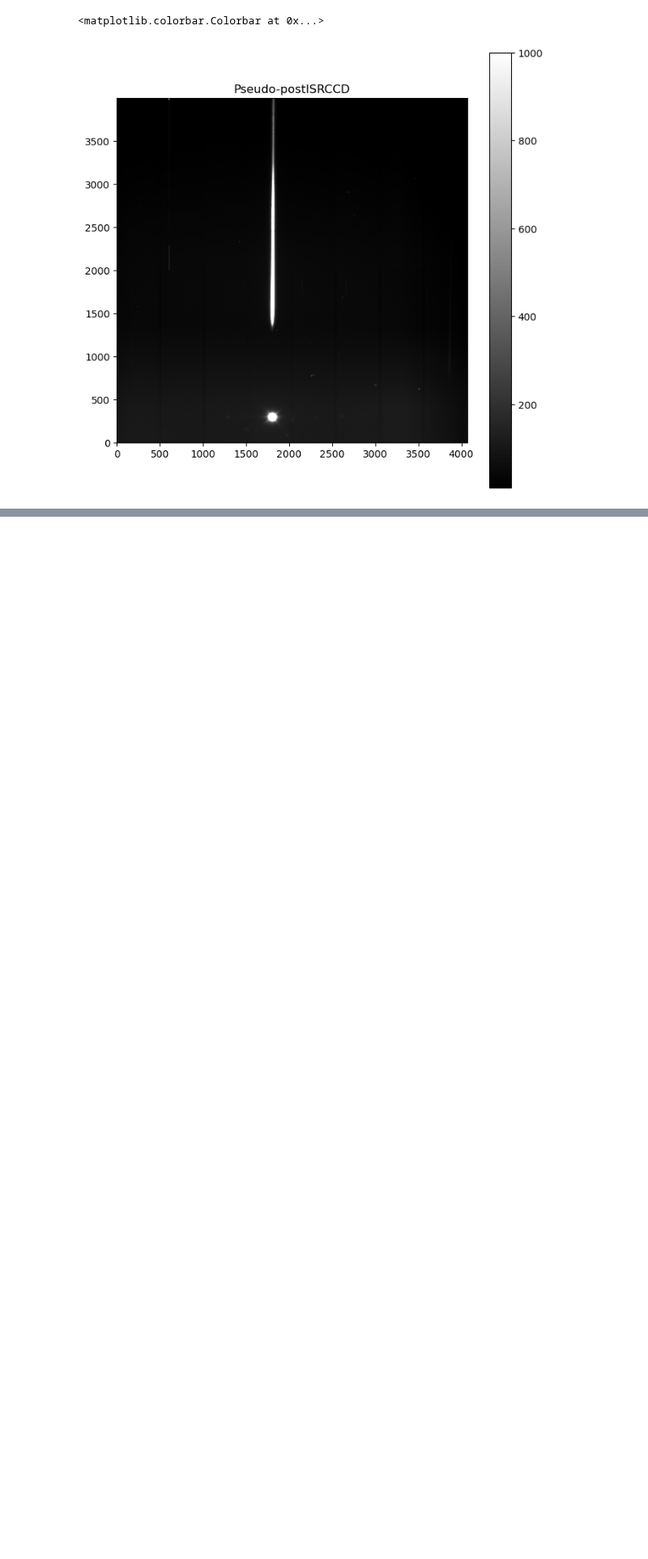
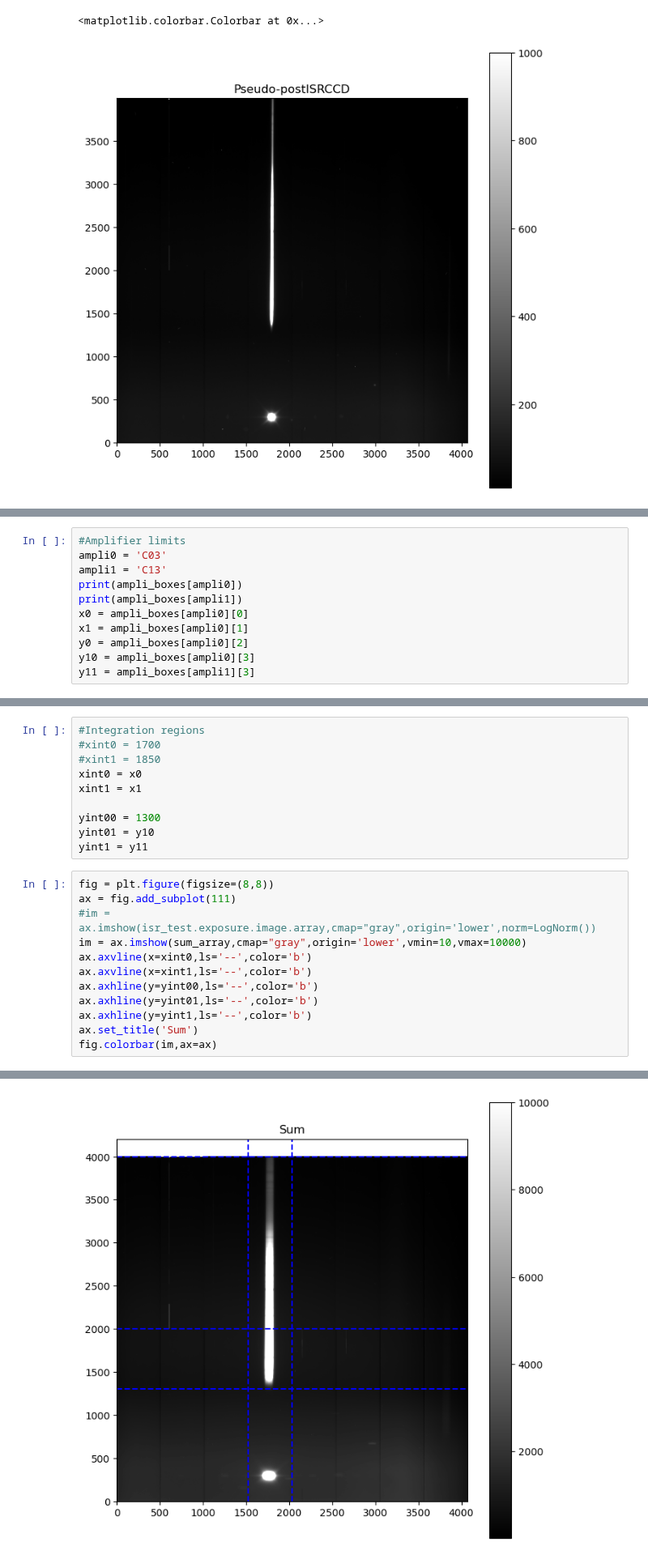
Before and after one commit to mrmonroy/AuxTel_summit_tests_2023, a Jupyter notebook: special_flats_shifting_star/horizontal_shift_star/horizontal_shift_run_20230926.ipynb, the cells around one changed output, grey strips where cells are left out. Shown at 81% size. Saved outputs shown, nothing was run; the diff lists cells and outputs as text; blank space fills up the shorter version.

```diff
--- a/special_flats_shifting_star/horizontal_shift_star/horizontal_shift_run_20230926.ipynb
+++ b/special_flats_shifting_star/horizontal_shift_star/horizontal_shift_run_20230926.ipynb
@@ -480,0 +457,11 @@ ax.grid()
+# %%
+#Amplifier limits
+ampli0 = 'C03'
+ampli1 = 'C13'
+print(ampli_boxes[ampli0])
+print(ampli_boxes[ampli1])
+x0 = ampli_boxes[ampli0][0]
+x1 = ampli_boxes[ampli0][1]
+y0 = ampli_boxes[ampli0][2]
+y10 = ampli_boxes[ampli0][3]
+y11 = ampli_boxes[ampli1][3]
@@ -480,0 +471,23 @@ ax.grid()
+# %%
+#Integration regions
+#xint0 = 1700
+#xint1 = 1850
+xint0 = x0
+xint1 = x1
+
+yint00 = 1300
+yint01 = y10
+yint1 = y11
+# %%
+fig = plt.figure(figsize=(8,8))
+ax = fig.add_subplot(111)
+#im = ax.imshow(isr_test.exposure.image.array,cmap="gray",origin='lower',norm=LogNorm())
+im = ax.imshow(sum_array,cmap="gray",origin='lower',vmin=10,vmax=10000)
+ax.axvline(x=xint0,ls='--',color='b')
+ax.axvline(x=xint1,ls='--',color='b')
+ax.axhline(y=yint00,ls='--',color='b')
+ax.axhline(y=yint01,ls='--',color='b')
+ax.axhline(y=yint1,ls='--',color='b')
+ax.set_title('Sum')
+fig.colorbar(im,ax=ax)
+# %% [output]
@@ -480,0 +495 @@ ax.grid()
+[figure, added]
```
Also changed, not shown: parts of 49 cells of this notebook.
